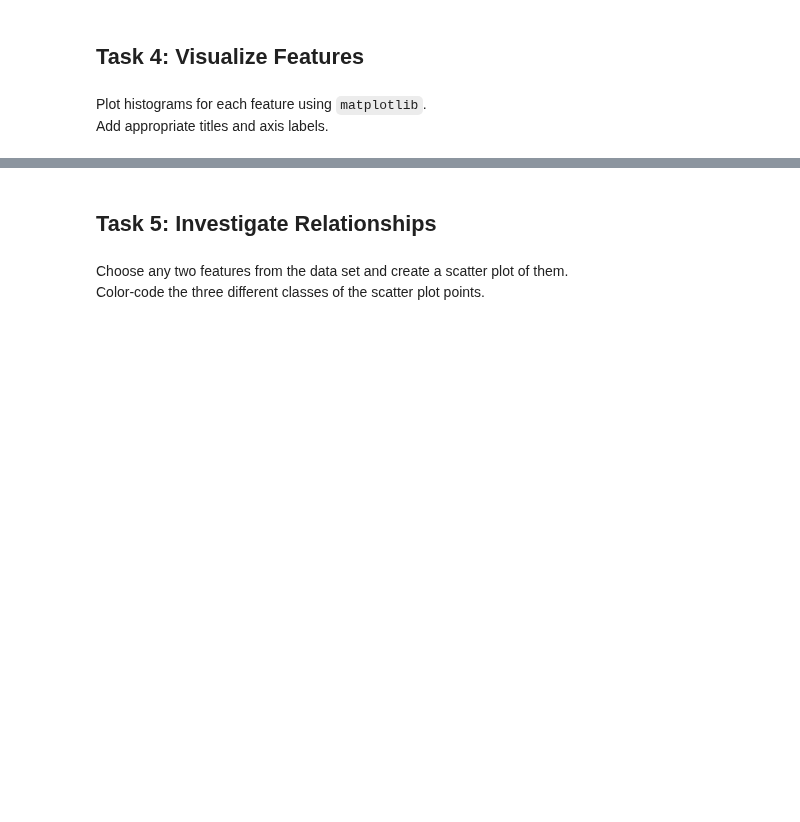
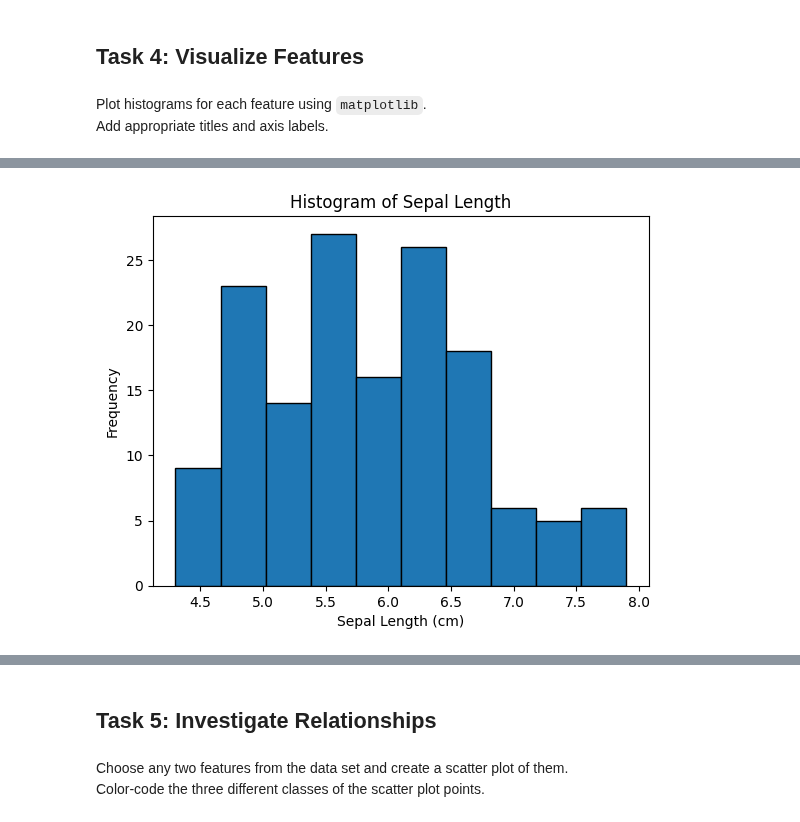
Before and after one commit to Glogover/principles_of_data_analytics, a Jupyter notebook: tasks.ipynb, the cells around one changed output, grey strips where cells are left out. Saved outputs shown, nothing was run; the diff lists cells and outputs as text; code cells hidden in the pictures; blank space fills up the shorter version.

```diff
--- a/tasks.ipynb
+++ b/tasks.ipynb
@@ -148,0 +185,17 @@ Add appropriate titles and axis labels.
+# %%
+# Histogram of the sepal length.
+
+# Create a figure and axis.
+fig, ax = plt.subplots()
+# Set the title and labels.
+plt.title("Histogram of Sepal Length")
+plt.xlabel("Sepal Length (cm)")
+plt.ylabel("Frequency")
+
+# Create the histogram.
+# The number of bins is set to 10.
+# The edge color is set to black.
+# The histogram is plotted using the sepal length column of the DataFrame.
+plt.hist(df["sepal length (cm)"], bins = 10, edgecolor = 'black');
+# %% [output]
+[figure, added]
```
Also changed, not shown: parts of 5 cells of this notebook.
